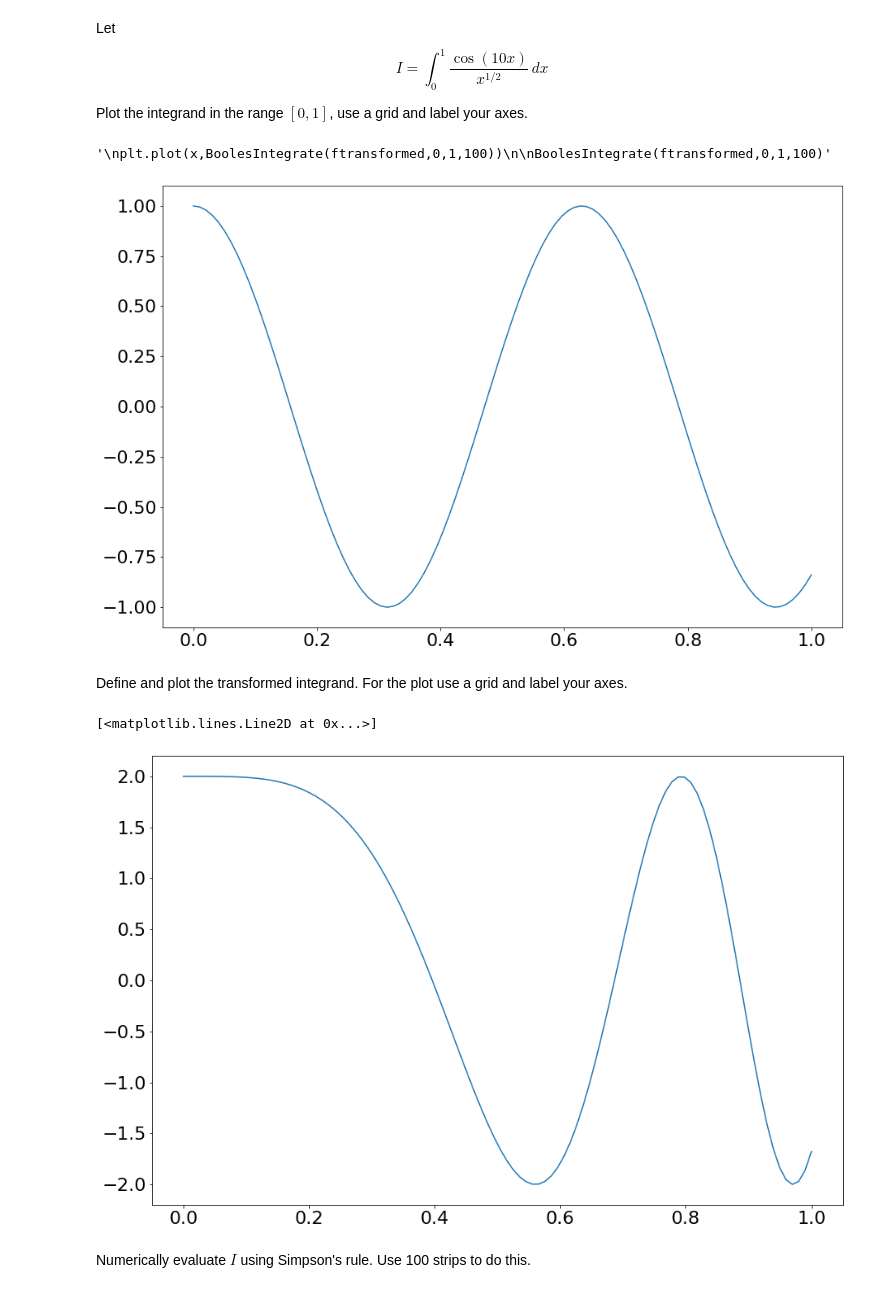
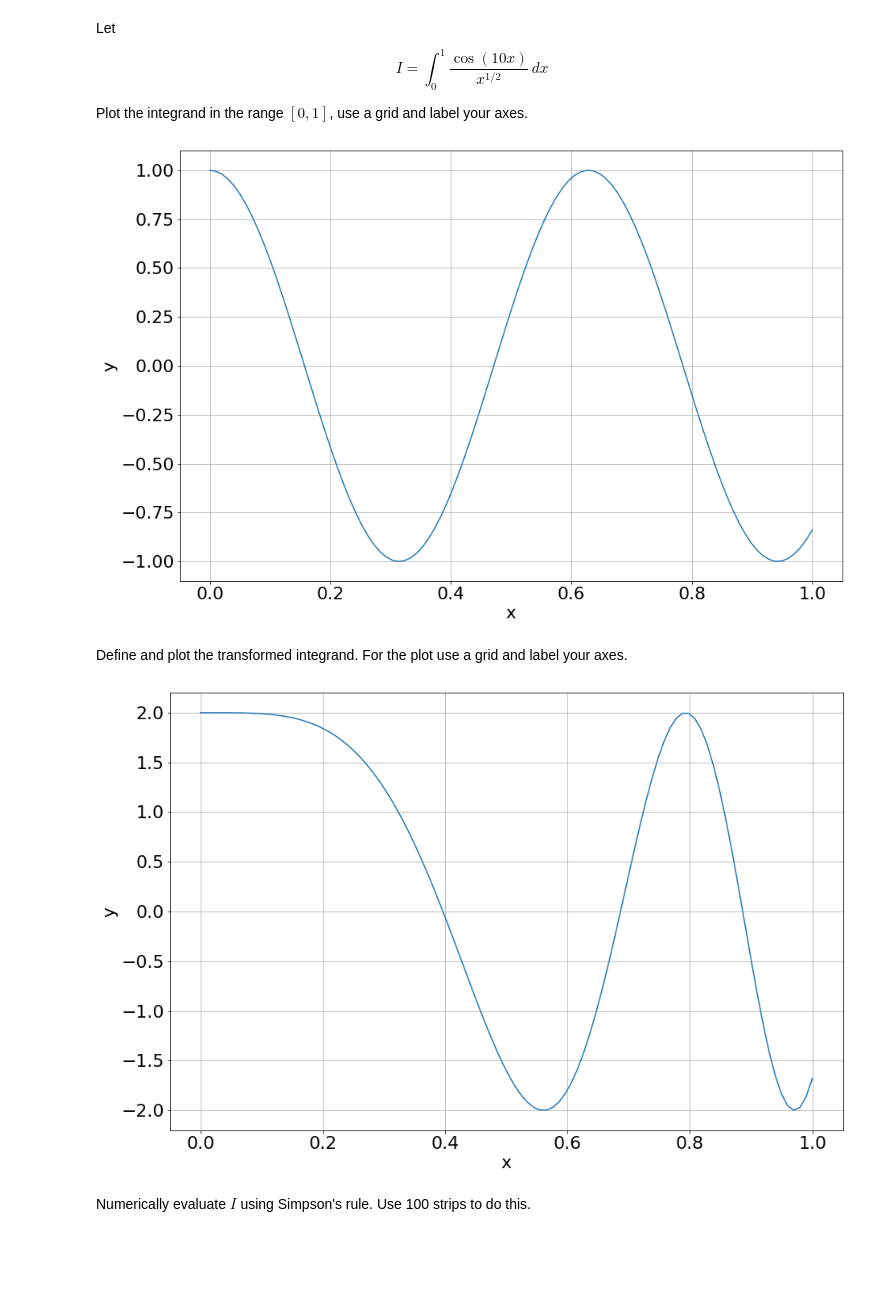
Before and after one commit to Conor-O-Mahony/ACM20030-Assignments, a Jupyter notebook: Assignment 4/Assignment-4.ipynb, the cells around one changed output. Cells and saved outputs as stored; diff of their text form; code cells hidden in the pictures; blank space fills up the shorter version.

```diff
--- a/Assignment 4/Assignment-4.ipynb
+++ b/Assignment 4/Assignment-4.ipynb
@@ -253,16 +253,14 @@ Plot the integrand in the range $[0,1]$, use a grid and label your axes.
 # %%
 def f(x):
     return np.cos(10*x)
 
 x=np.linspace(0,1,100)
 plt.plot(x,f(x))
-"""
-plt.plot(x,BoolesIntegrate(ftransformed,0,1,100))
-
-BoolesIntegrate(ftransformed,0,1,100)"""
+plt.xlabel('x')
+plt.ylabel('y')
+plt.grid()
 # %% [output]
-'\nplt.plot(x,BoolesIntegrate(ftransformed,0,1,100))\n\nBoolesIntegrate(ftransformed,0,1,100)'
-[figure, old version]
+[figure, new version]
 # %% [markdown]
 Define and plot the transformed integrand. For the plot use a grid and label your axes.
 # %%
@@ -271,9 +269,11 @@ def ftransformed(t):
     return 1/a*f(t**(1/a))*t**((1-2*a)/a)
 
 plt.plot(x,ftransformed(x))
+plt.xlabel('x')
+plt.ylabel('y')
+plt.grid()
 # %% [output]
-[<matplotlib.lines.Line2D at 0x...>]
-[figure, old version]
+[figure, new version]
 # %% [markdown]
 Numerically evaluate $I$ using Simpson's rule. Use 100 strips to do this.
 # %%
```
Also changed, not shown: parts of 8 cells of this notebook.
